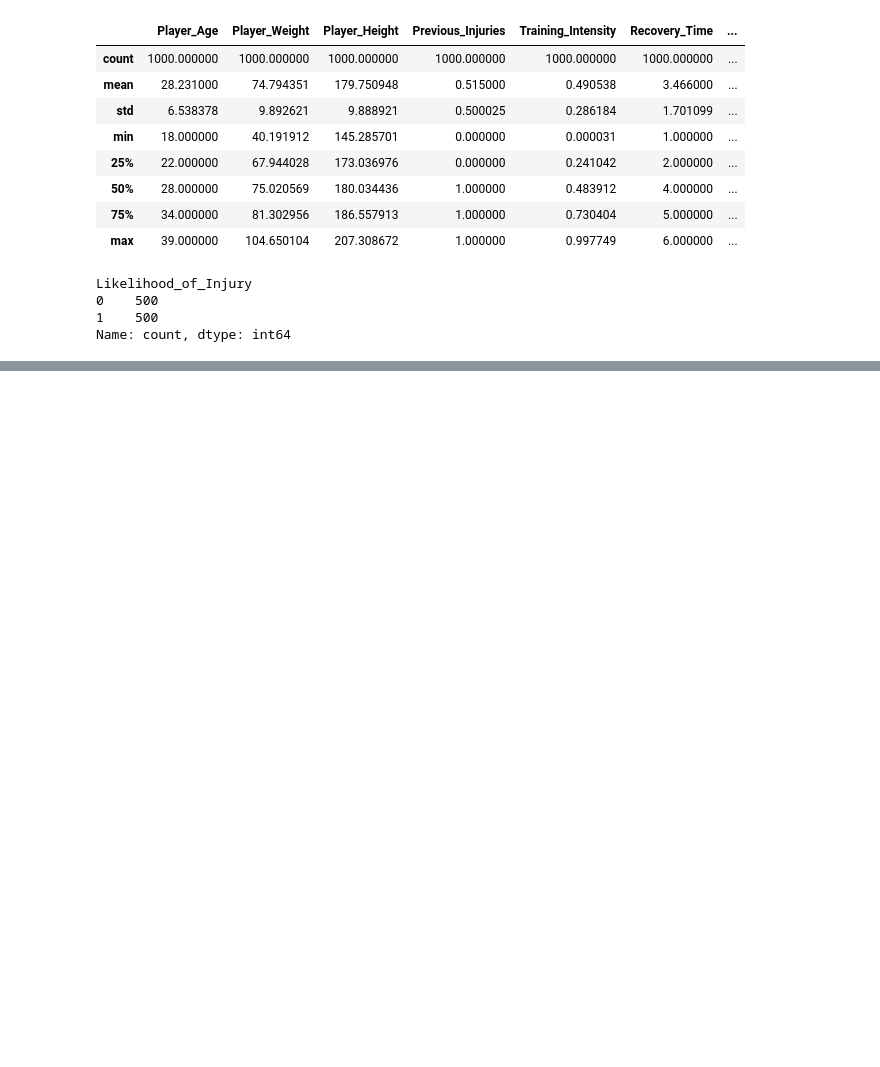
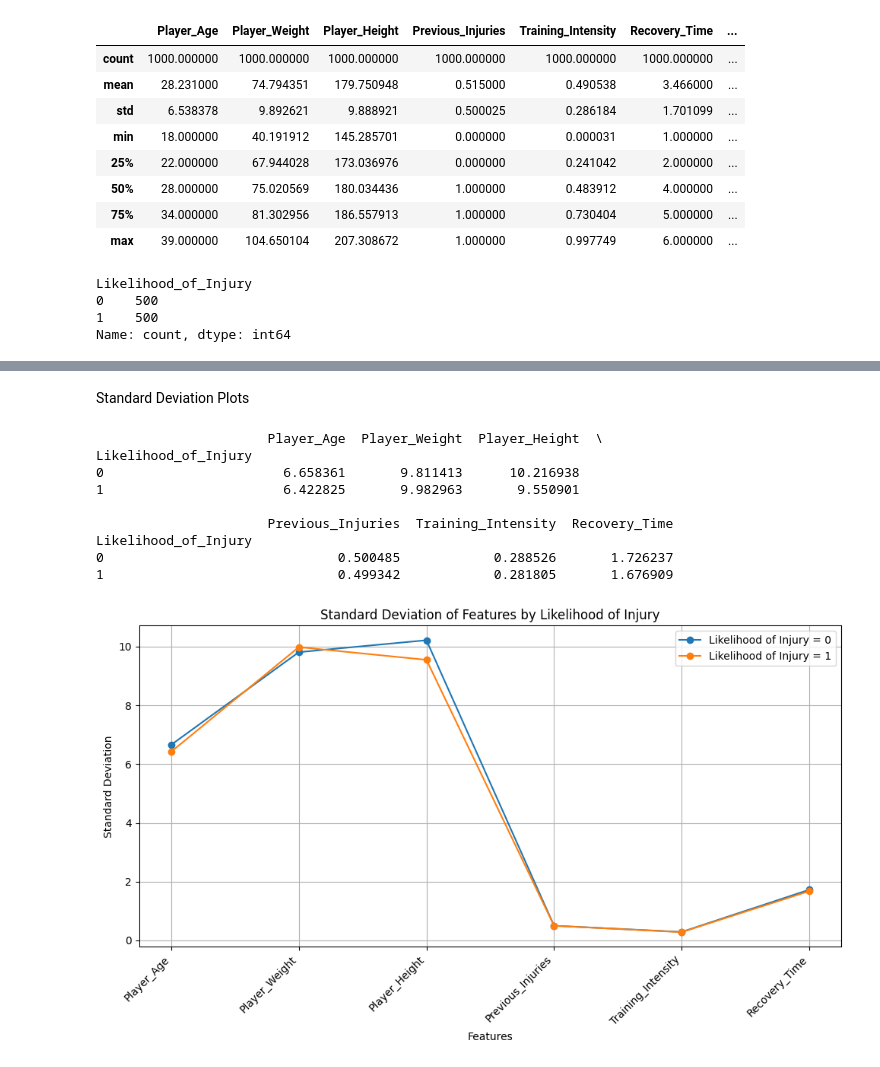
Before and after one commit to KillordTheOG/DataMining_InjuryPrevention, a Jupyter notebook: injury_prevention_project.ipynb, the cells around one changed output, grey strips where cells are left out. Saved outputs shown, nothing was run; the diff lists cells and outputs as text; code cells hidden in the pictures; blank space fills up the shorter version.

Commit message:
Added standard deviation plots

```diff
--- a/injury_prevention_project.ipynb
+++ b/injury_prevention_project.ipynb
@@ -42,0 +98,33 @@ print('Player Height Mode: ', player_height_mode)
+# %% [markdown]
+Standard Deviation Plots
+# %%
+# Group by 'Likelihood_of_Injury' and calculate the standard deviation for each feature
+standard_deviations = injury_dataset.groupby('Likelihood_of_Injury').std()
+
+# Plot the standard deviations as line graphs
+features = standard_deviations.columns
+likelihoods = standard_deviations.index
+
+fig, ax = plt.subplots(figsize=(10, 6))
+for likelihood in likelihoods:
+    ax.plot(features.str.replace('_', ' '), standard_deviations.loc[likelihood], marker='o', label=f'Likelihood of Injury = {likelihood}')
+
+ax.set_title('Standard Deviation of Features by Likelihood of Injury')
+ax.set_xlabel('Features')
+ax.set_ylabel('Standard Deviation')
+ax.legend()
+ax.grid(True)
+plt.xticks(rotation=45, ha='right')
+plt.tight_layout()
+plt.show()
+# %% [output]
+                      Player_Age  Player_Weight  Player_Height  \
+Likelihood_of_Injury
+0                       6.658361       9.811413      10.216938
+1                       6.422825       9.982963       9.550901
+
+                      Previous_Injuries  Training_Intensity  Recovery_Time
+Likelihood_of_Injury
+0                              0.500485            0.288526       1.726237
+1                              0.499342            0.281805       1.676909
+[figure, added]
```
Also changed, not shown: parts of 6 cells of this notebook.
